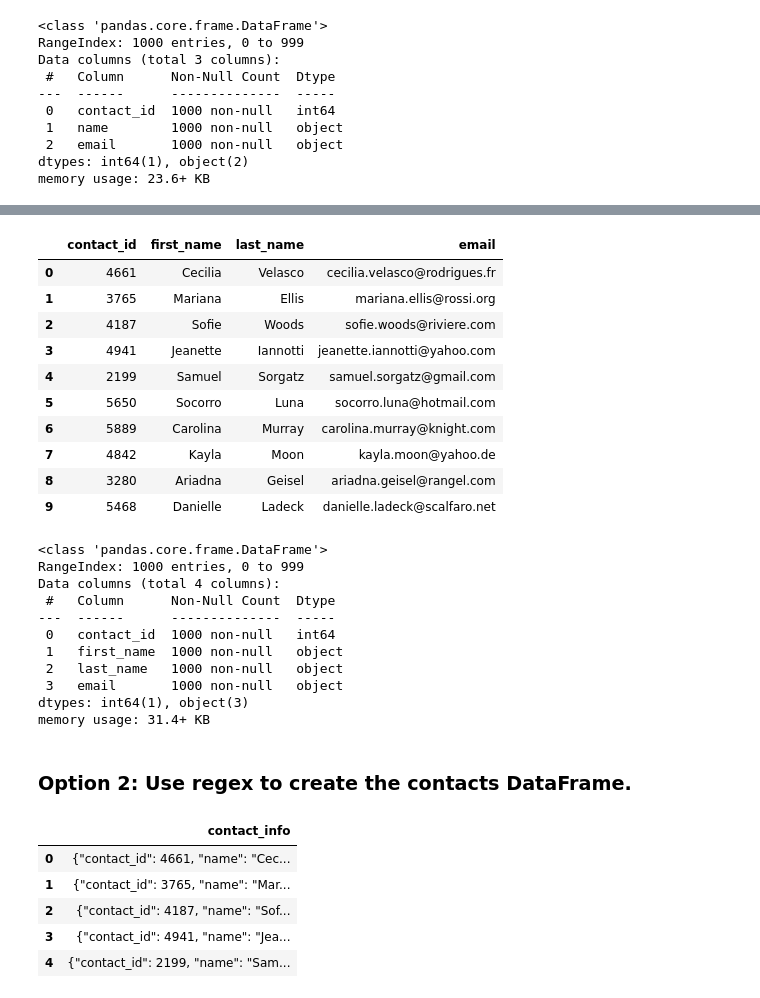
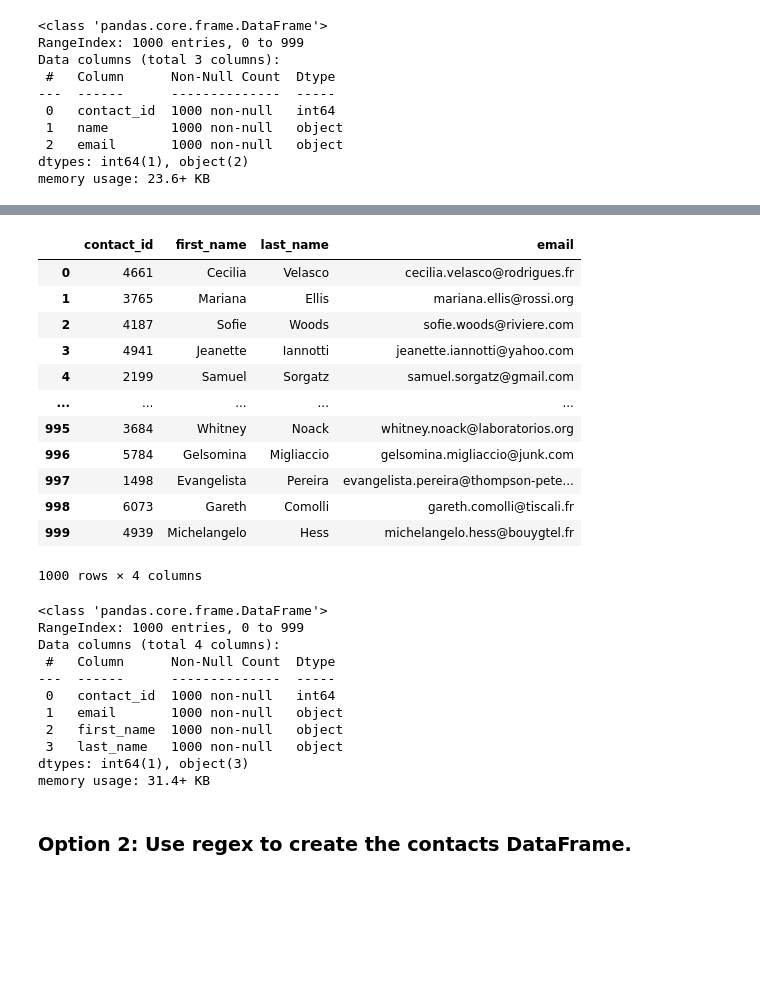
Before and after one commit to j0cinco/Crowdfunding_ETL, a Jupyter notebook: ETL_Mini_Project_Starter_Hspektor_EAnglin_JOrta_FDitz_DKleinman.ipynb, the cells around one changed output, grey strips where cells are left out. Drawn from its saved outputs; the diff is of its cells as text; code cells hidden in the pictures; blank space fills up the shorter version.

Commit message:
completed the final code and created the contacts.csv

```diff
--- a/ETL_Mini_Project_Starter_Hspektor_EAnglin_JOrta_FDitz_DKleinman.ipynb
+++ b/ETL_Mini_Project_Starter_Hspektor_EAnglin_JOrta_FDitz_DKleinman.ipynb
@@ -455,7 +386,7 @@ campaign_cleaned.to_csv("Resources/campaign.csv", index=False)
 ### Extract the contacts.xlsx Data.
 # %%
 # Read the data into a Pandas DataFrame. Use the `header=2` parameter when reading in the data.
-contact_info_df = pd.read_excel('Resources/contacts.xlsx', header=2)
+contact_info_df = pd.read_excel('Resources/contacts.xlsx', header=3)
 contact_info_df.head()
 # %% [output]
 |  | contact_info |
@@ -481,6 +412,14 @@ Then export the DataFrame as a `contacts.csv` CSV file.
 import json
 dict_values = []
 
+for i, row in contact_info_df.iterrows():
+    data = row[0]
+    converted_data = json.loads(data)
+    # Iterate through each dictionary (row) and get the values for each row using list comprehension.
+    values =[a for m, a in converted_data.items()]
+    # Append the list of values for each row to a list.
+    dict_values.append(values)
+
 
 # Print out the list of values for each row.
 print(dict_values)
@@ -489,6 +428,9 @@ print(dict_values)
 # %%
 # Create a contact_info DataFrame and add each list of values, i.e., each row
 # to the 'contact_id', 'name', 'email' columns.
+contact_info_df = pd.DataFrame(dict_values)
+contact_info_df.columns =['contact_id', 'name', 'email']
+contact_info_df.head()
 # %% [output]
 |  | contact_id | name | email |
 | 0 | 4661 | Cecilia Velasco | cecilia.velasco@rodrigues.fr |
@@ -528,0 +460,12 @@ memory usage: 23.6+ KB
+# %%
+# Create 'category' and 'subcategory' columns in crowdfunding_info_df
+contact_info_df['first_name'] = ''
+contact_info_df['last_name'] = ''
+
+# Split the 'category & sub-category' column into 'category' and 'subcategory' columns
+split_values = contact_info_df['name'].str.split(' ', expand=True)
+contact_info_df['first_name'] = split_values[0]
+contact_info_df['last_name'] = split_values[1]
+contact_info_df.drop(columns =['name'], inplace = True)
+# Display the updated DataFrame
+contact_info_df.head()
@@ -529,19 +479,23 @@ memory usage: 23.6+ KB
 # %%
 # Reorder the columns
+contact_info_df.loc[:,['contact_id','first_name','last_name', 'email']]
 # %% [output]
 |  | contact_id | first_name | last_name | email |
 | 0 | 4661 | Cecilia | Velasco | cecilia.velasco@rodrigues.fr |
 | 1 | 3765 | Mariana | Ellis | mariana.ellis@rossi.org |
 | 2 | 4187 | Sofie | Woods | sofie.woods@riviere.com |
 | 3 | 4941 | Jeanette | Iannotti | jeanette.iannotti@yahoo.com |
 | 4 | 2199 | Samuel | Sorgatz | samuel.sorgatz@gmail.com |
-| 5 | 5650 | Socorro | Luna | socorro.luna@hotmail.com |
-| 6 | 5889 | Carolina | Murray | carolina.murray@knight.com |
-| 7 | 4842 | Kayla | Moon | kayla.moon@yahoo.de |
-| 8 | 3280 | Ariadna | Geisel | ariadna.geisel@rangel.com |
-| 9 | 5468 | Danielle | Ladeck | danielle.ladeck@scalfaro.net |
+| ... | ... | ... | ... | ... |
+| 995 | 3684 | Whitney | Noack | whitney.noack@laboratorios.org |
+| 996 | 5784 | Gelsomina | Migliaccio | gelsomina.migliaccio@junk.com |
+| 997 | 1498 | Evangelista | Pereira | evangelista.pereira@thompson-pete... |
+| 998 | 6073 | Gareth | Comolli | gareth.comolli@tiscali.fr |
+| 999 | 4939 | Michelangelo | Hess | michelangelo.hess@bouygtel.fr |
+1000 rows × 4 columns
 # %%
 # Check the datatypes one more time before exporting as CSV file.
+contact_info_df.info()
 # %% [output]
 <class 'pandas.core.frame.DataFrame'>
 RangeIndex: 1000 entries, 0 to 999
@@ -549,9 +503,9 @@ Data columns (total 4 columns):
  #   Column      Non-Null Count  Dtype
 ---  ------      --------------  -----
  0   contact_id  1000 non-null   int64
- 1   first_name  1000 non-null   object
- 2   last_name   1000 non-null   object
- 3   email       1000 non-null   object
+ 1   email       1000 non-null   object
+ 2   first_name  1000 non-null   object
+ 3   last_name   1000 non-null   object
 dtypes: int64(1), object(3)
 memory usage: 31.4+ KB
 # %%
@@ -562,12 +516,5 @@ contacts_df_clean.to_csv("Resources/contacts.csv", encoding='utf8', index=False)
 # %%
 contact_info_df_copy = contact_info_df.copy()
 contact_info_df_copy.head()
-# %% [output]
-|  | contact_info |
-| 0 | {"contact_id": 4661, "name": "Cec... |
-| 1 | {"contact_id": 3765, "name": "Mar... |
-| 2 | {"contact_id": 4187, "name": "Sof... |
-| 3 | {"contact_id": 4941, "name": "Jea... |
-| 4 | {"contact_id": 2199, "name": "Sam... |
 # %%
 # Extract the four-digit contact ID number.
```
Also changed, not shown: parts of 24 cells of this notebook, 4 other files.
